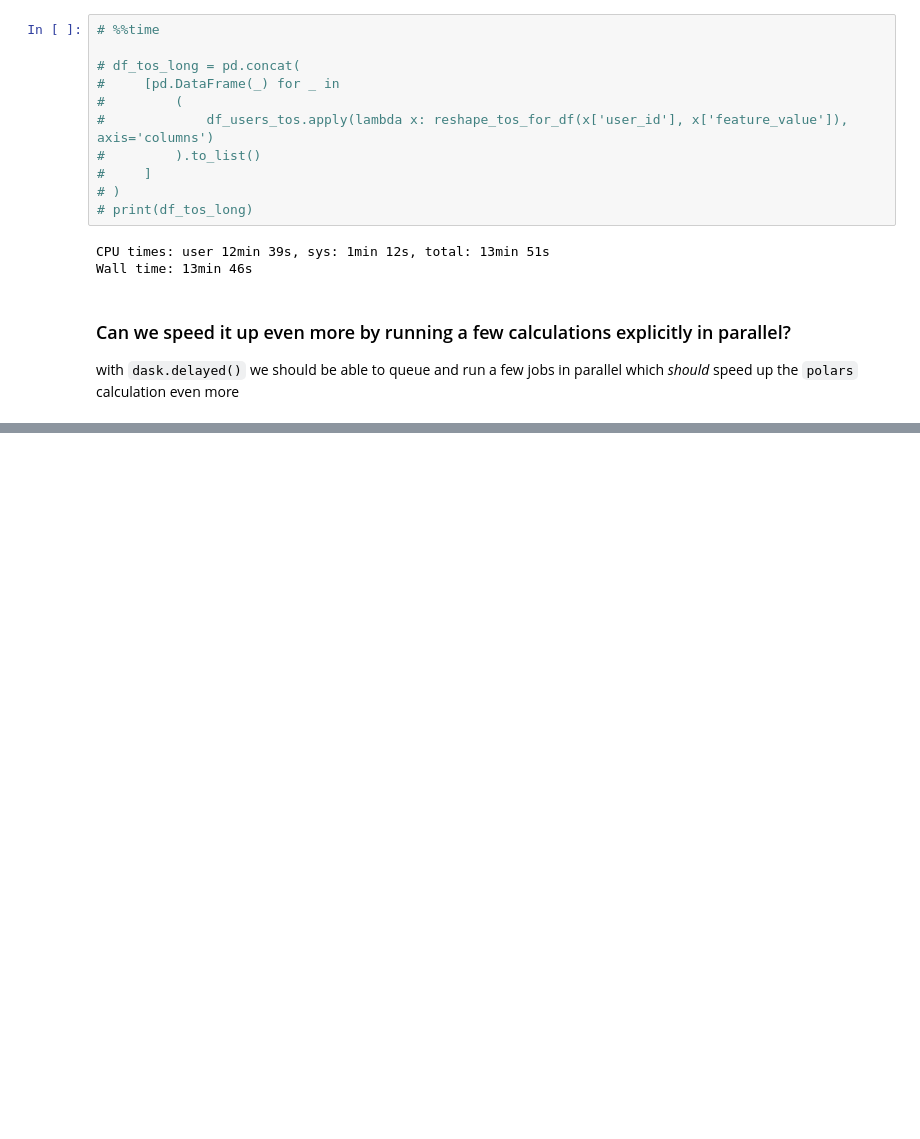
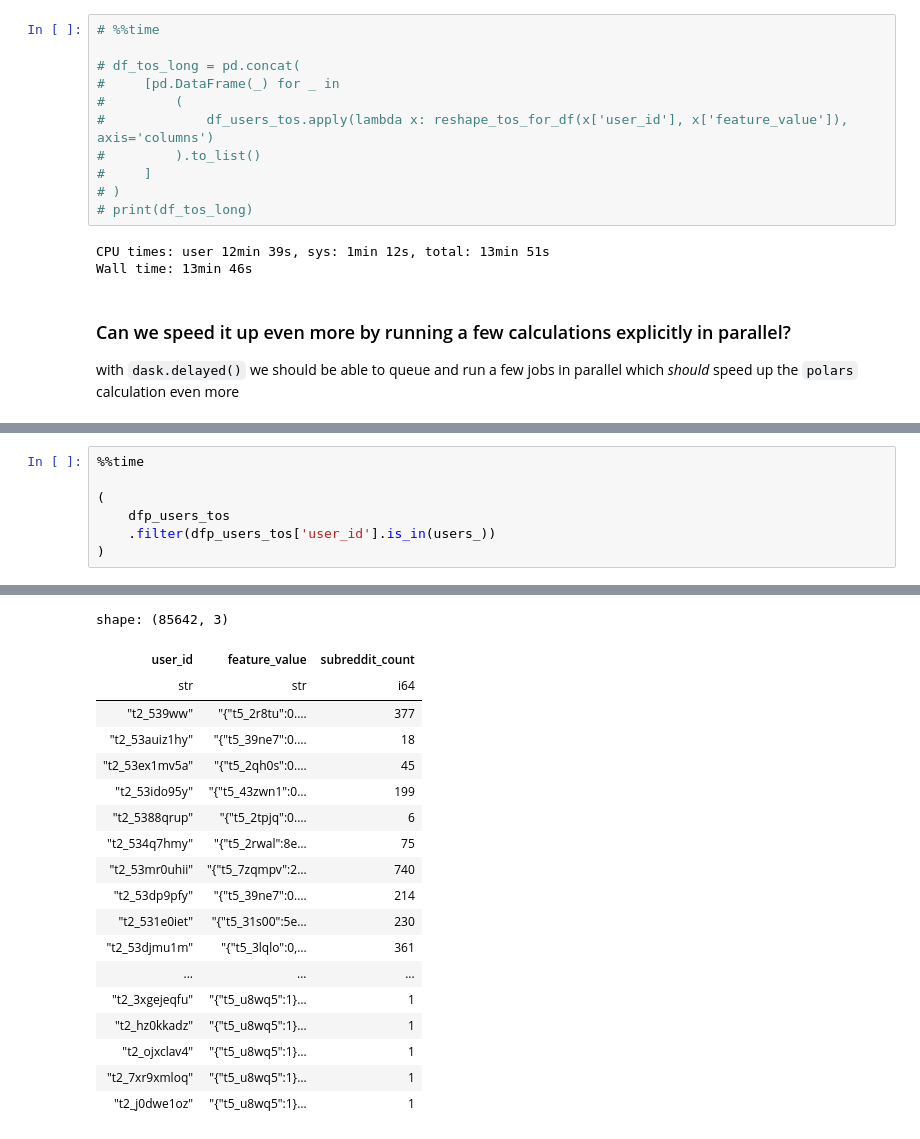
Before and after one commit to nazanin-zinouri/subclu, a Jupyter notebook: notebooks/pn_modeling/djb_01.00-2023-04-07-user_embeddings_agg_testing.ipynb, the cells around one changed output, grey strips where cells are left out. Cells and saved outputs as stored; diff of their text form; blank space fills up the shorter version.

```diff
--- a/notebooks/pn_modeling/djb_01.00-2023-04-07-user_embeddings_agg_testing.ipynb
+++ b/notebooks/pn_modeling/djb_01.00-2023-04-07-user_embeddings_agg_testing.ipynb
@@ -561,0 +779,8 @@ with `dask.delayed()` we should be able to queue and run a few jobs in parallel
+# %%
+%%time
+
+(
+    dfp_users_tos
+    .filter(dfp_users_tos['user_id'].is_in(users_))
+)
+# %% [output]
@@ -561,0 +789,19 @@ with `dask.delayed()` we should be able to queue and run a few jobs in parallel
+shape: (85642, 3)
+| user_id | feature_value | subreddit_count |
+| str | str | i64 |
+| "t2_539ww" | "{"t5_2r8tu":0.… | 377 |
+| "t2_53auiz1hy" | "{"t5_39ne7":0.… | 18 |
+| "t2_53ex1mv5a" | "{"t5_2qh0s":0.… | 45 |
+| "t2_53ido95y" | "{"t5_43zwn1":0… | 199 |
+| "t2_5388qrup" | "{"t5_2tpjq":0.… | 6 |
+| "t2_534q7hmy" | "{"t5_2rwal":8e… | 75 |
+| "t2_53mr0uhii" | "{"t5_7zqmpv":2… | 740 |
+| "t2_53dp9pfy" | "{"t5_39ne7":0.… | 214 |
+| "t2_531e0iet" | "{"t5_31s00":5e… | 230 |
+| "t2_53djmu1m" | "{"t5_3lqlo":0,… | 361 |
+| ... | ... | ... |
+| "t2_3xgejeqfu" | "{"t5_u8wq5":1}… | 1 |
+| "t2_hz0kkadz" | "{"t5_u8wq5":1}… | 1 |
+| "t2_ojxclav4" | "{"t5_u8wq5":1}… | 1 |
+| "t2_7xr9xmloq" | "{"t5_u8wq5":1}… | 1 |
+| "t2_j0dwe1oz" | "{"t5_u8wq5":1}… | 1 |
```
Also changed, not shown: parts of 13 cells of this notebook.
